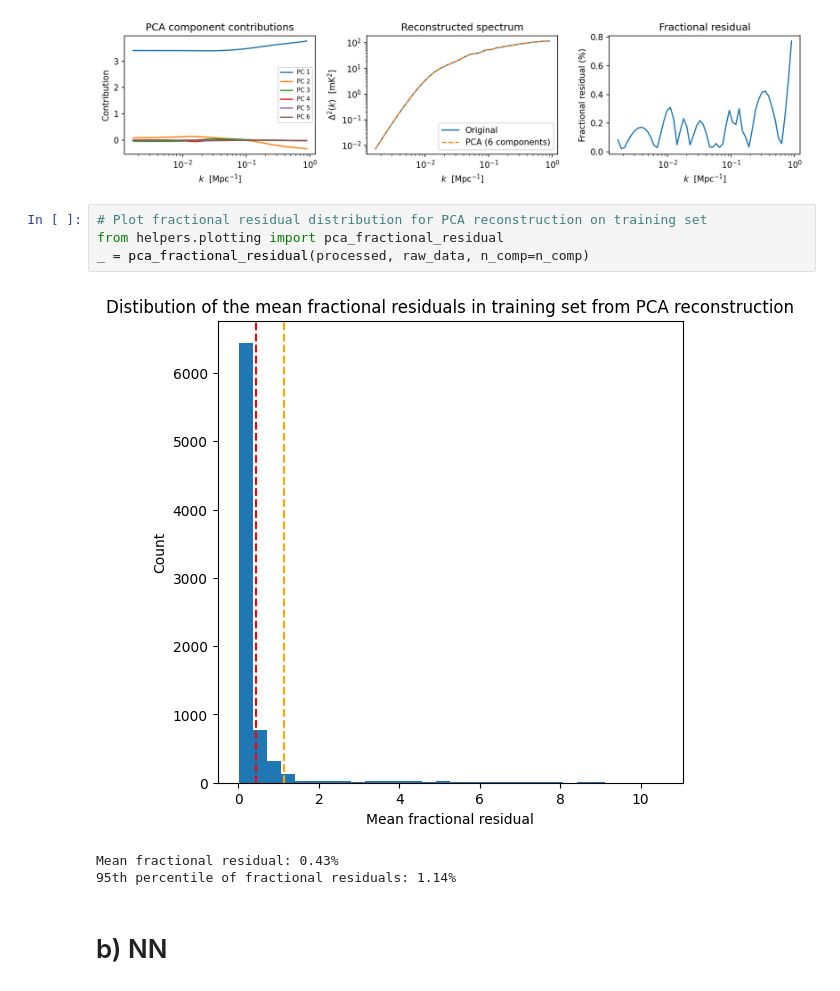
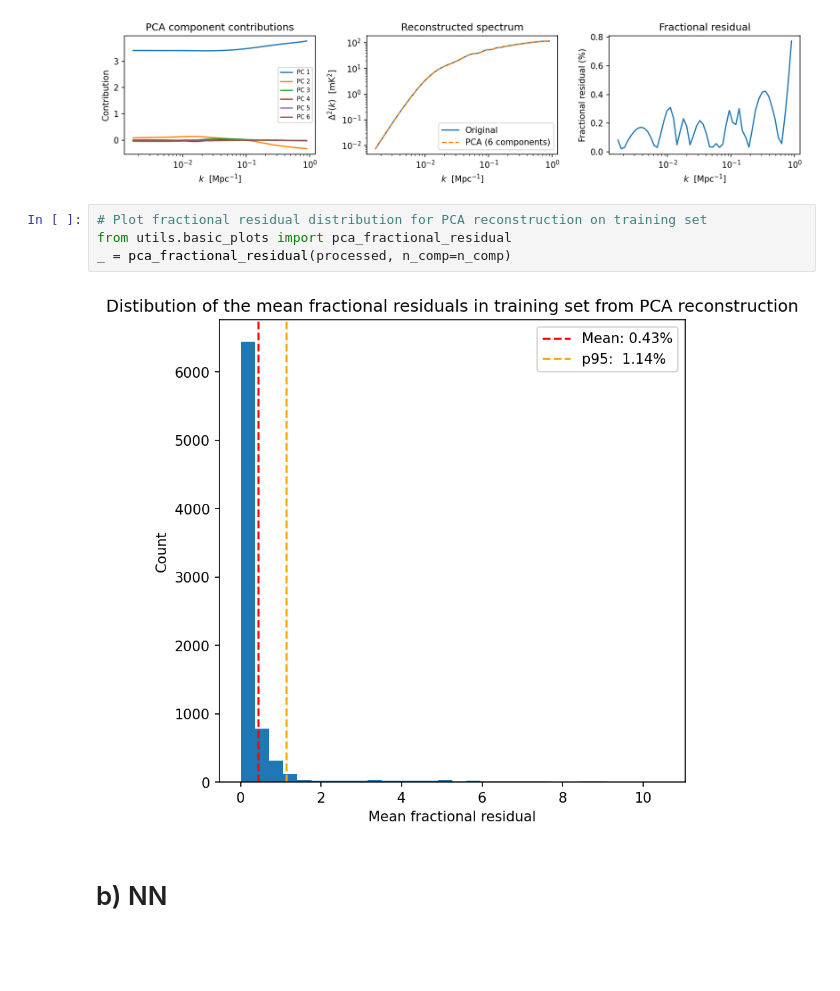
Before and after one commit to JoeyWee1/Machine-Learning-Enhanced-Inference-of-the-21-cm-Power-Spectrum-at-Cosmic-Dawn, a Jupyter notebook: ML_inference.ipynb, the cells around one changed output. Cells and saved outputs as stored; diff of their text form; blank space fills up the shorter version.

```diff
--- a/ML_inference.ipynb
+++ b/ML_inference.ipynb
@@ -61,12 +61,10 @@ _ = plot_reconstructed_train(processed, n_comp=n_comp, plot=True, idx=0)
 [figure]
 # %%
 # Plot fractional residual distribution for PCA reconstruction on training set
-from helpers.plotting import pca_fractional_residual
-_ = pca_fractional_residual(processed, raw_data, n_comp=n_comp)
+from utils.basic_plots import pca_fractional_residual
+_ = pca_fractional_residual(processed, n_comp=n_comp)
 # %% [output]
-[figure, old version]
+[figure, new version]
-Mean fractional residual: 0.43%
-95th percentile of fractional residuals: 1.14%
 # %% [markdown]
 # b) NN
 # %%
```
Also changed, not shown: parts of 1 cell of this notebook, 3 other files.
